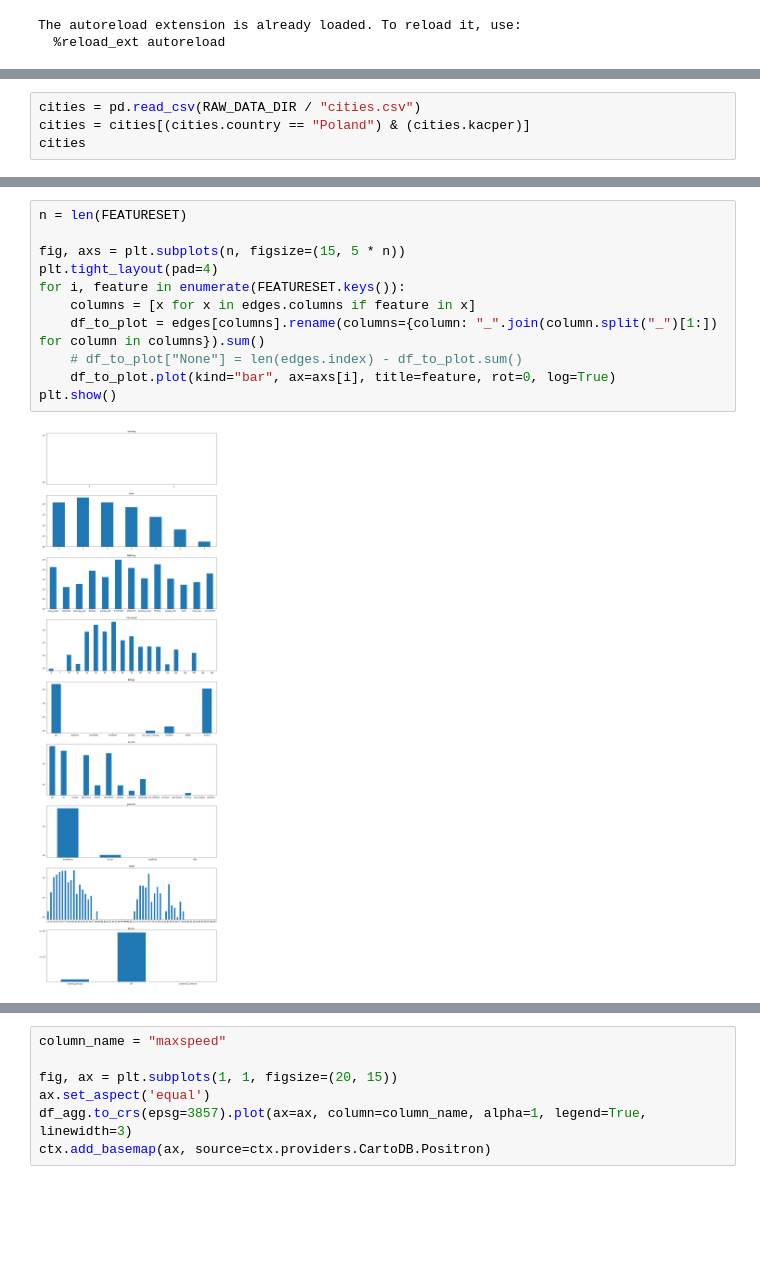
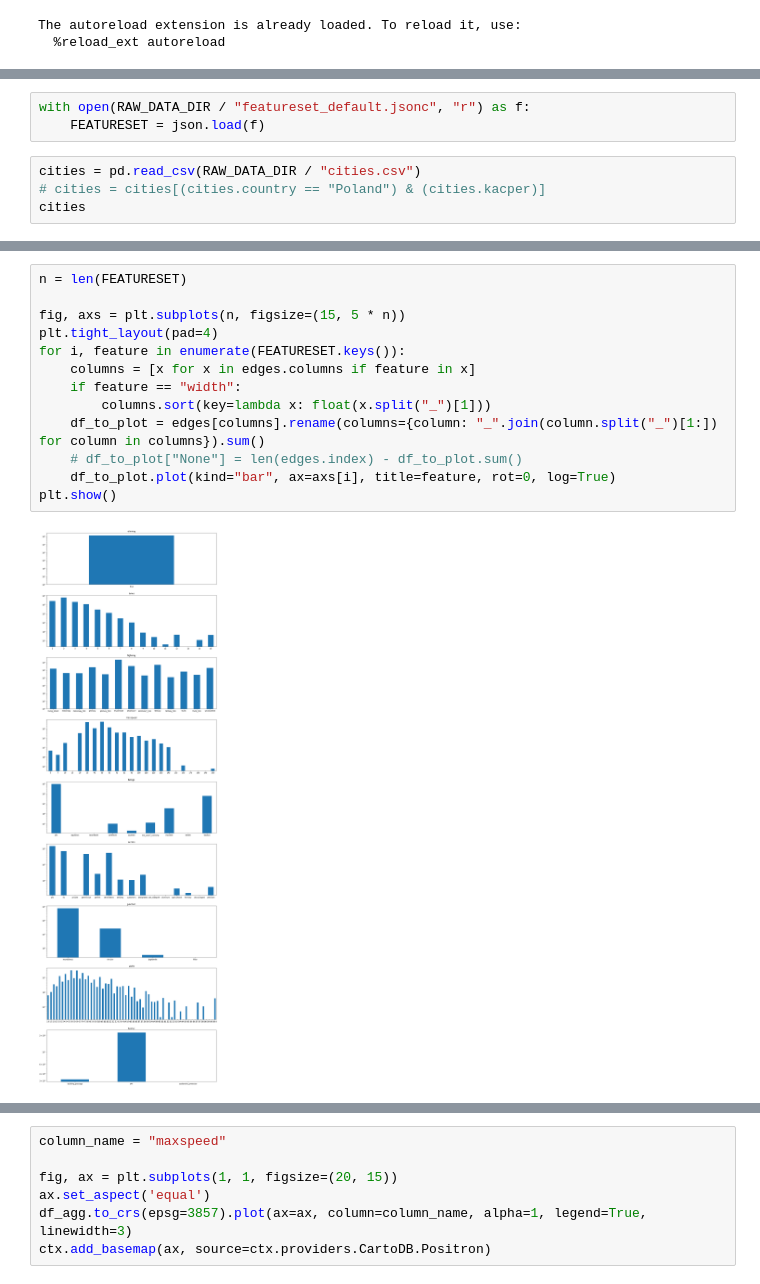
Before and after one commit to Calychas/highway2vec, a Jupyter notebook: notebooks/explorative.ipynb, the cells around one changed output, grey strips where cells are left out. Cells and saved outputs as stored; diff of their text form; blank space fills up the shorter version.

```diff
--- a/notebooks/explorative.ipynb
+++ b/notebooks/explorative.ipynb
@@ -37,6 +25,9 @@ Speedups enabled: True
+# %%
+with open(RAW_DATA_DIR / "featureset_default.jsonc", "r") as f:
+    FEATURESET = json.load(f)
 # %%
 cities = pd.read_csv(RAW_DATA_DIR / "cities.csv")
-cities = cities[(cities.country == "Poland") & (cities.kacper)]
+# cities = cities[(cities.country == "Poland") & (cities.kacper)]
 cities
 # %% [output]
 |  | city | country | kacper | szymon | piotr | kamil | regions |
@@ -122,16 +111,18 @@ plt.show()
 # %%
 n = len(FEATURESET)
 
 fig, axs = plt.subplots(n, figsize=(15, 5 * n))
 plt.tight_layout(pad=4)
 for i, feature in enumerate(FEATURESET.keys()):
     columns = [x for x in edges.columns if feature in x]
+    if feature == "width":
+        columns.sort(key=lambda x: float(x.split("_")[1]))
     df_to_plot = edges[columns].rename(columns={column: "_".join(column.split("_")[1:]) for column in columns}).sum()
     # df_to_plot["None"] = len(edges.index) - df_to_plot.sum()
     df_to_plot.plot(kind="bar", ax=axs[i], title=feature, rot=0, log=True)
 plt.show()
 # %% [output]
-[figure, old version]
+[figure, new version]
 # %%
 from src.tools.feature_extraction import melt_and_max
 
```
Also changed, not shown: parts of 7 cells of this notebook, 2 other files.
